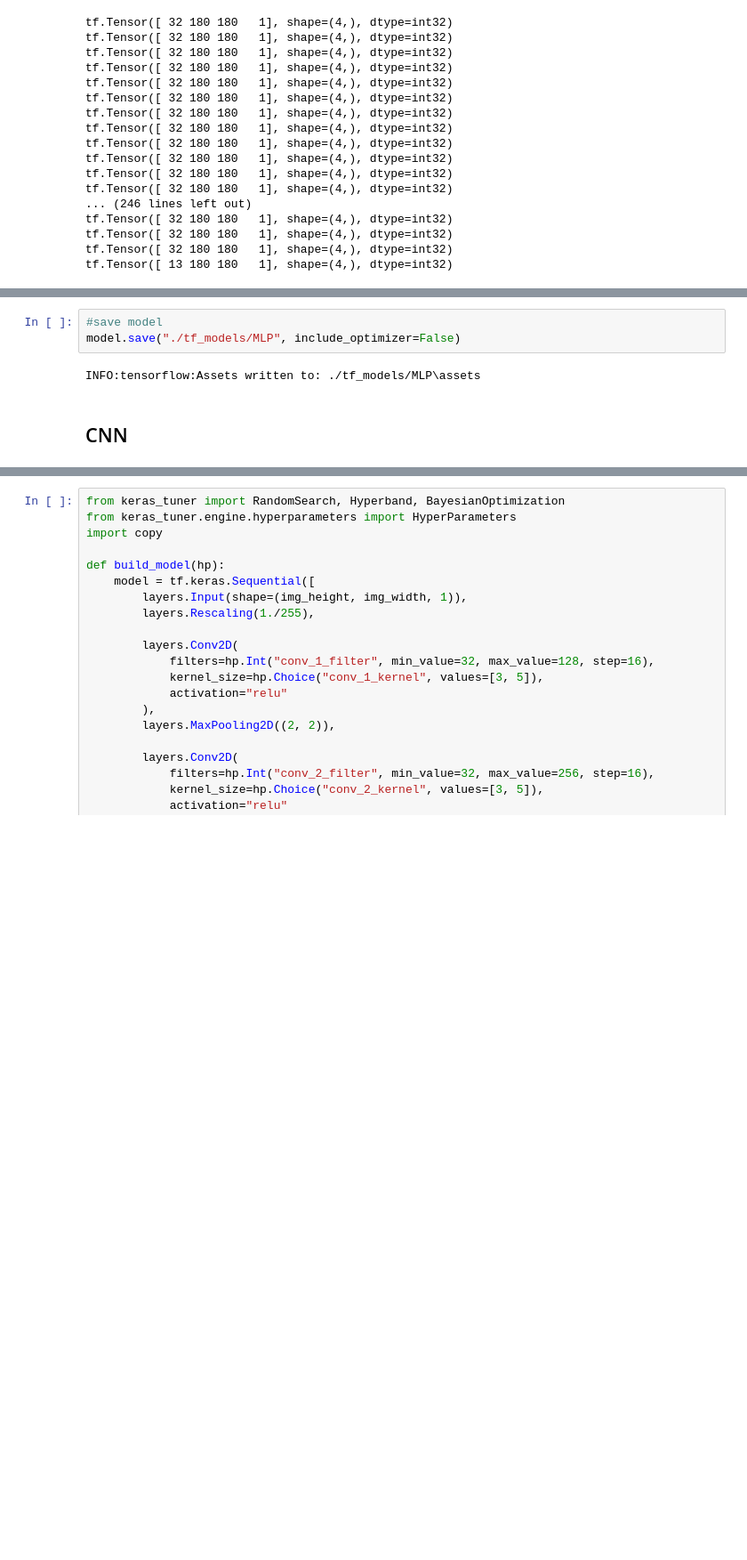
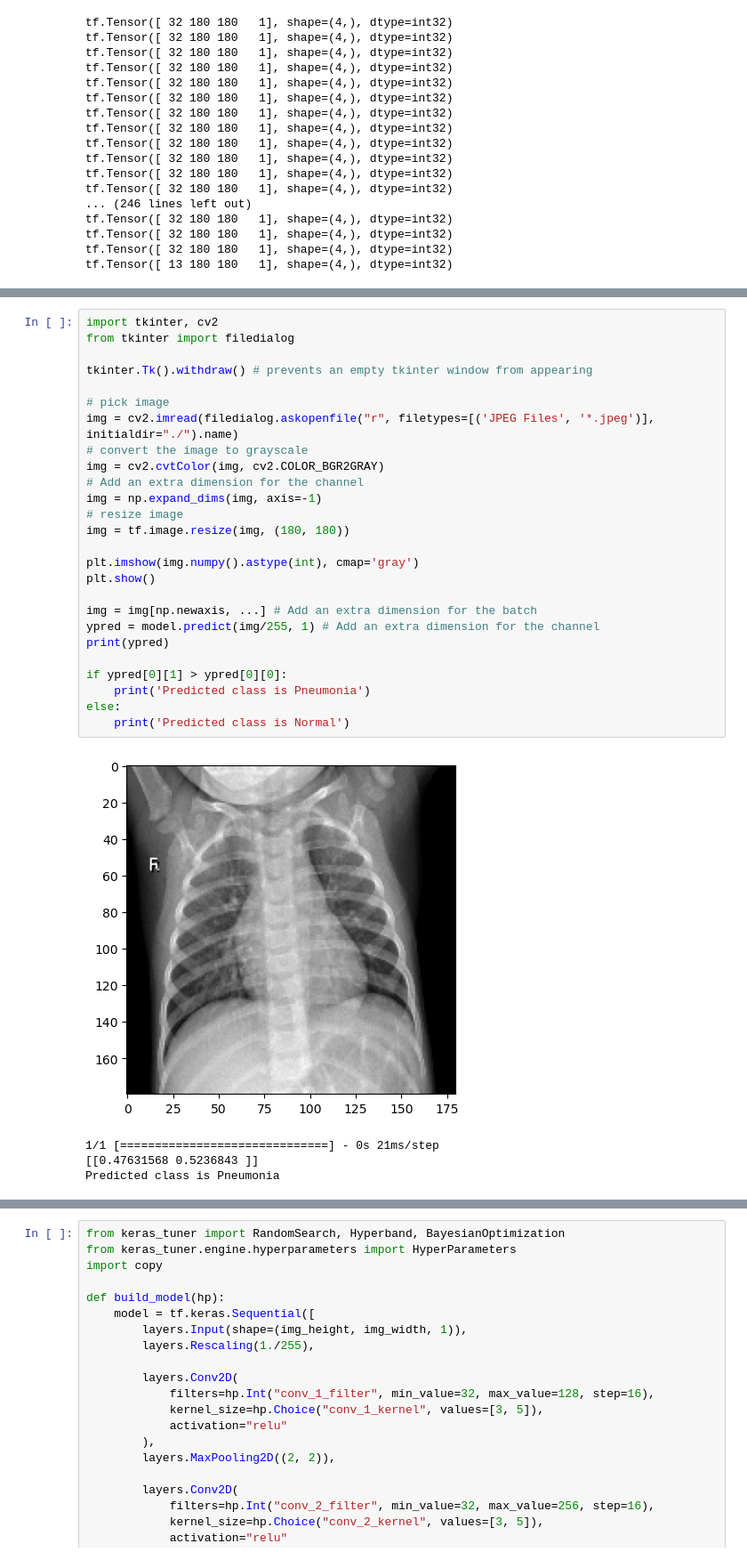
Before and after one commit to MelvinCERBA/RadiographyPneumoniaDetection, a Jupyter notebook: notebooks/tensorflow.ipynb, the cells around one changed output, grey strips where cells are left out. Shown at 89% size. Drawn from its saved outputs; the diff is of its cells as text; blank space fills up the shorter version.

```diff
--- a/notebooks/tensorflow.ipynb
+++ b/notebooks/tensorflow.ipynb
@@ -300,7 +359,31 @@ Test accuracy: 0.792187511920929
-# %%
-#save model
-model.save("./tf_models/MLP", include_optimizer=False)
-# %% [output]
-INFO:tensorflow:Assets written to: ./tf_models/MLP\assets
-# %% [markdown]
-## CNN
+# %%
+import tkinter, cv2
+from tkinter import filedialog
+
+tkinter.Tk().withdraw() # prevents an empty tkinter window from appearing
+
+# pick image
+img = cv2.imread(filedialog.askopenfile("r", filetypes=[('JPEG Files', '*.jpeg')], initialdir="./").name)
+# convert the image to grayscale
+img = cv2.cvtColor(img, cv2.COLOR_BGR2GRAY)
+# Add an extra dimension for the channel
+img = np.expand_dims(img, axis=-1)
+# resize image
+img = tf.image.resize(img, (180, 180))
+
+plt.imshow(img.numpy().astype(int), cmap='gray')
+plt.show()
+
+img = img[np.newaxis, ...] # Add an extra dimension for the batch
+ypred = model.predict(img/255, 1) # Add an extra dimension for the channel
+print(ypred)
+
+if ypred[0][1] > ypred[0][0]:
+    print('Predicted class is Pneumonia')
+else:
+    print('Predicted class is Normal')
+# %% [output]
+[figure, added]
+1/1 [==============================] - 0s 21ms/step
+[[0.47631568 0.5236843 ]]
+Predicted class is Pneumonia
```
Also changed, not shown: parts of 80 cells of this notebook, 22 other files.
